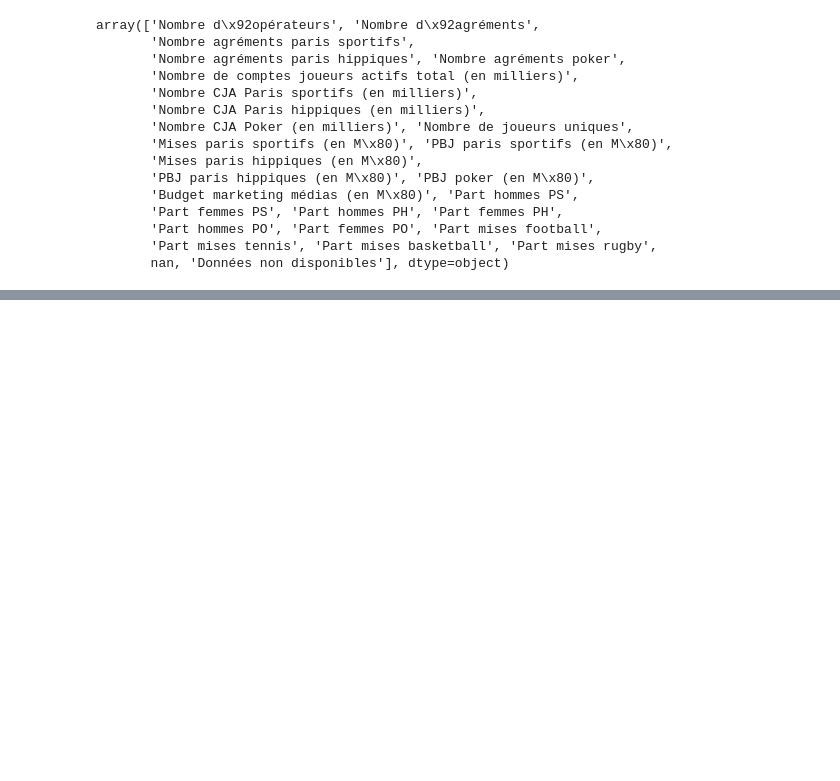
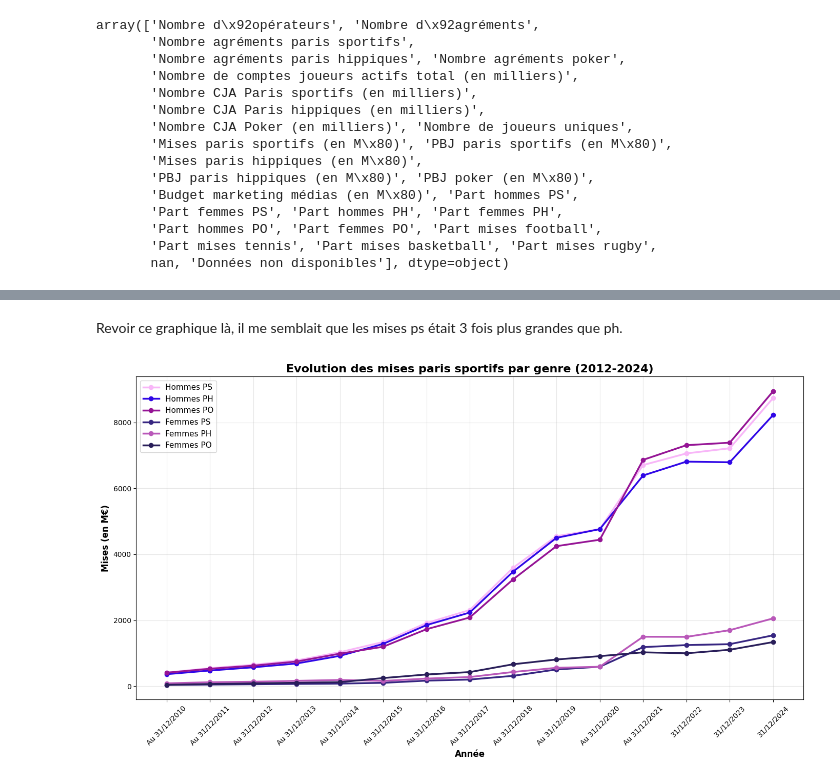
Before and after one commit to Juleslapeuf/ANJ_project, a Jupyter notebook: ANJ_Data.ipynb, the cells around one changed output, grey strips where cells are left out. Saved outputs shown, nothing was run; the diff lists cells and outputs as text; code cells hidden in the pictures; blank space fills up the shorter version.

```diff
--- a/ANJ_Data.ipynb
+++ b/ANJ_Data.ipynb
@@ -568,0 +588,31 @@ plt.show()
+# %% [markdown]
+Revoir ce graphique là, il me semblait que les mises ps était 3 fois plus grandes que ph.
+# %%
+# Mises par sexe
+sexe = ['hommes', 'femmes']
+jeu = ['PS', 'PH', 'PO']
+couleurs_sports = ["#F8B6F8", "#3007E6", "#951495", "#372681", "#B958B9", "#291E59"]
+
+fig, ax = plt.subplots(figsize=(14, 8))
+
+# Ajouter la courbe du total
+if 'Mises paris sportifs (en M€)' in marches_filtered.columns:
+    valeurs_total = marches_filtered['Mises paris sportifs (en M€)'].values
+    ax.plot(annees, valeurs_total, marker='d', linewidth=3, label='Total', color='#000000', zorder=10)
+
+for idx, (sexe_ind, jeu_ind) in enumerate(itertools.product(sexe, jeu)):
+    categorie = f'Mises paris sportifs Part {sexe_ind} {jeu_ind} (en M€)'
+    if categorie in marches_filtered.columns:
+        valeurs = marches_filtered[categorie].values
+        ax.plot(annees, valeurs, marker='o', linewidth=2.5, label=f"{sexe_ind.capitalize()} {jeu_ind}", color=couleurs_sports[idx])
+
+ax.set_xlabel('Année', fontsize=12, fontweight='bold')
+ax.set_ylabel('Mises (en M€)', fontsize=12, fontweight='bold')
+ax.set_title('Evolution des mises paris sportifs par genre (2012-2024)', fontsize=16, fontweight='bold')
+ax.legend(fontsize=11, loc='best')
+ax.grid(True, alpha=0.3)
+plt.xticks(rotation=45)
+plt.tight_layout()
+plt.show()
+# %% [output]
+[figure, added]
```
Also changed, not shown: parts of 10 cells of this notebook, 1 other file.
